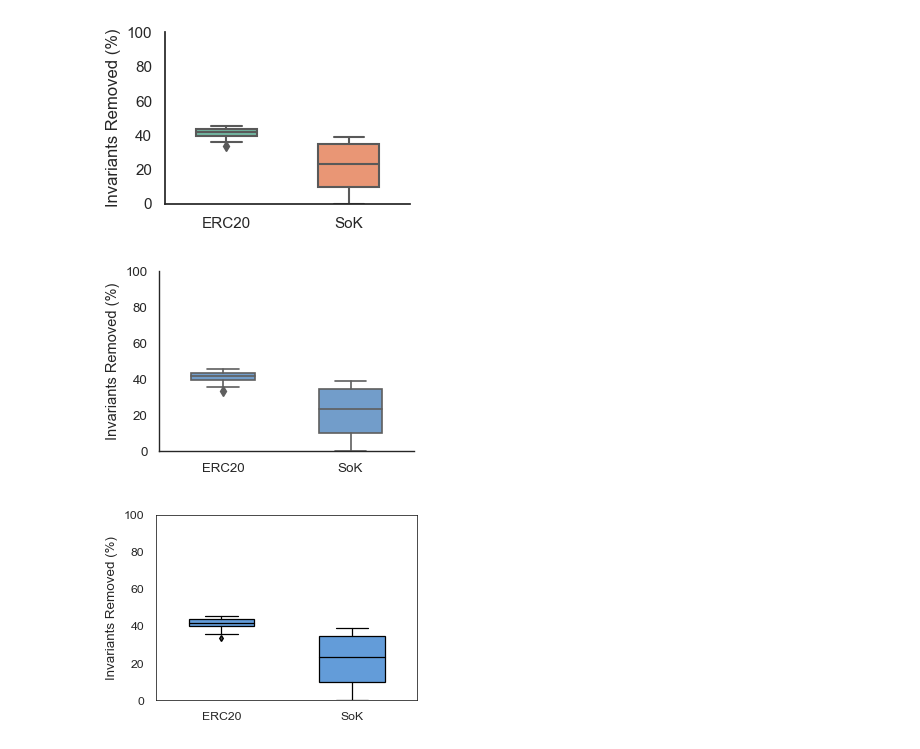
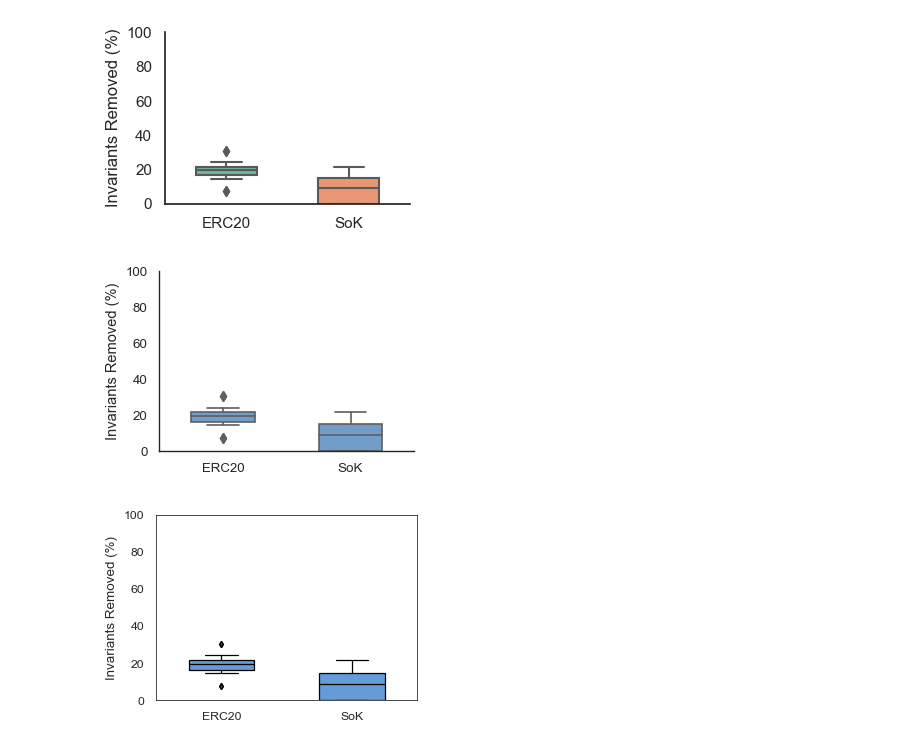
Before and after one commit to mojtaba-eshghie/Sindi, a Jupyter notebook: use-cases/dynamically-mined-invariant-denoising/analysis_light.ipynb, the cells around one changed output. Cells and saved outputs as stored; diff of their text form; code cells hidden in the pictures.

Commit message:
Feature #67: Added new analysis for the light version.

```diff
--- a/use-cases/dynamically-mined-invariant-denoising/analysis_light.ipynb
+++ b/use-cases/dynamically-mined-invariant-denoising/analysis_light.ipynb
@@ -90,9 +104,9 @@ import seaborn as sns
 import matplotlib.pyplot as plt
 
 # Load data from JSON files
-with open('erc20.json', 'r') as f:
+with open('output_light/erc20.json', 'r') as f:
     erc20_data = json.load(f)
-with open('sok.json', 'r') as f:
+with open('output_light/sok.json', 'r') as f:
     sok_data = json.load(f)
 
 # Convert JSON data into DataFrames and add a column to indicate the dataset source
@@ -182,9 +195,9 @@ import seaborn as sns
 import matplotlib.pyplot as plt
 
 # 1. Load data
-with open('erc20.json', 'r') as f:
+with open('output_light/erc20.json', 'r') as f:
     erc20_data = json.load(f)
-with open('sok.json', 'r') as f:
+with open('output_light/sok.json', 'r') as f:
     sok_data = json.load(f)
 
 # 2. Convert to DataFrame and label
@@ -224,7 +237,7 @@ plt.tight_layout()
 plt.savefig("boxplot_invariants_removed.png", dpi=300)
 plt.show()
 # %% [output]
-[figure, old version]
+[figure, new version]
 # %%
 import json
 import pandas as pd
@@ -232,9 +245,9 @@ import seaborn as sns
 import matplotlib.pyplot as plt
 
 # 1. Load JSON data
-with open('erc20.json', 'r') as f:
+with open('output_light/erc20.json', 'r') as f:
     erc20_data = json.load(f)
-with open('sok.json', 'r') as f:
+with open('output_light/sok.json', 'r') as f:
     sok_data = json.load(f)
 
 # 2. Convert to DataFrame and label each row with its dataset
@@ -250,34 +263,34 @@ df = pd.concat([erc20_df, sok_df], ignore_index=True)
 df['percentage_removed'] = (1 - df['reduction_ratio']) * 100
 
 # 5. Set styles for small figure and minimal clutter
 sns.set_context("paper", font_scale=1.1)  # smaller font
 sns.set_style("white")                   # remove background grid lines
 
 # 6. Create the figure sized for a double-column format (~3.4 inches wide)
 plt.figure(figsize=(3.4, 2.4))
 
 # 7. Plot a simple box plot with a professional blue color
 sns.boxplot(
     x='Dataset',
     y='percentage_removed',
     data=df,
     width=0.5,
     color='#639CD9',     # professional blue fill
     linewidth=1.2        # slightly thicker line for clarity
 )
 
 # 8. Finalize layout and styling
 sns.despine()  # remove top/right spines
 plt.ylim(0, 100)
 plt.xlabel("")  # remove x-axis label if desired
 plt.ylabel("Invariants Removed (%)")
 plt.tight_layout()
 
 # 9. Save or display
 plt.savefig("boxplot_invariants_removed.pdf", dpi=300)
 plt.show()
 # %% [output]
-[figure, old version]
+[figure, new version]
 # %%
 import json
 import pandas as pd
@@ -285,9 +298,9 @@ import seaborn as sns
 import matplotlib.pyplot as plt
 
 # 1. Load JSON data
-with open('erc20.json', 'r') as f:
+with open('output_light/erc20.json', 'r') as f:
     erc20_data = json.load(f)
-with open('sok.json', 'r') as f:
+with open('output_light/sok.json', 'r') as f:
     sok_data = json.load(f)
 
 # 2. Convert to DataFrame and label each row with its dataset
@@ -337,4 +350,4 @@ plt.tight_layout()
 plt.savefig("boxplot_invariants_removed.pdf", dpi=300)
 plt.show()
 # %% [output]
-[figure, old version]
+[figure, new version]
```
Also changed, not shown: parts of 4 cells of this notebook, 2 other files.
